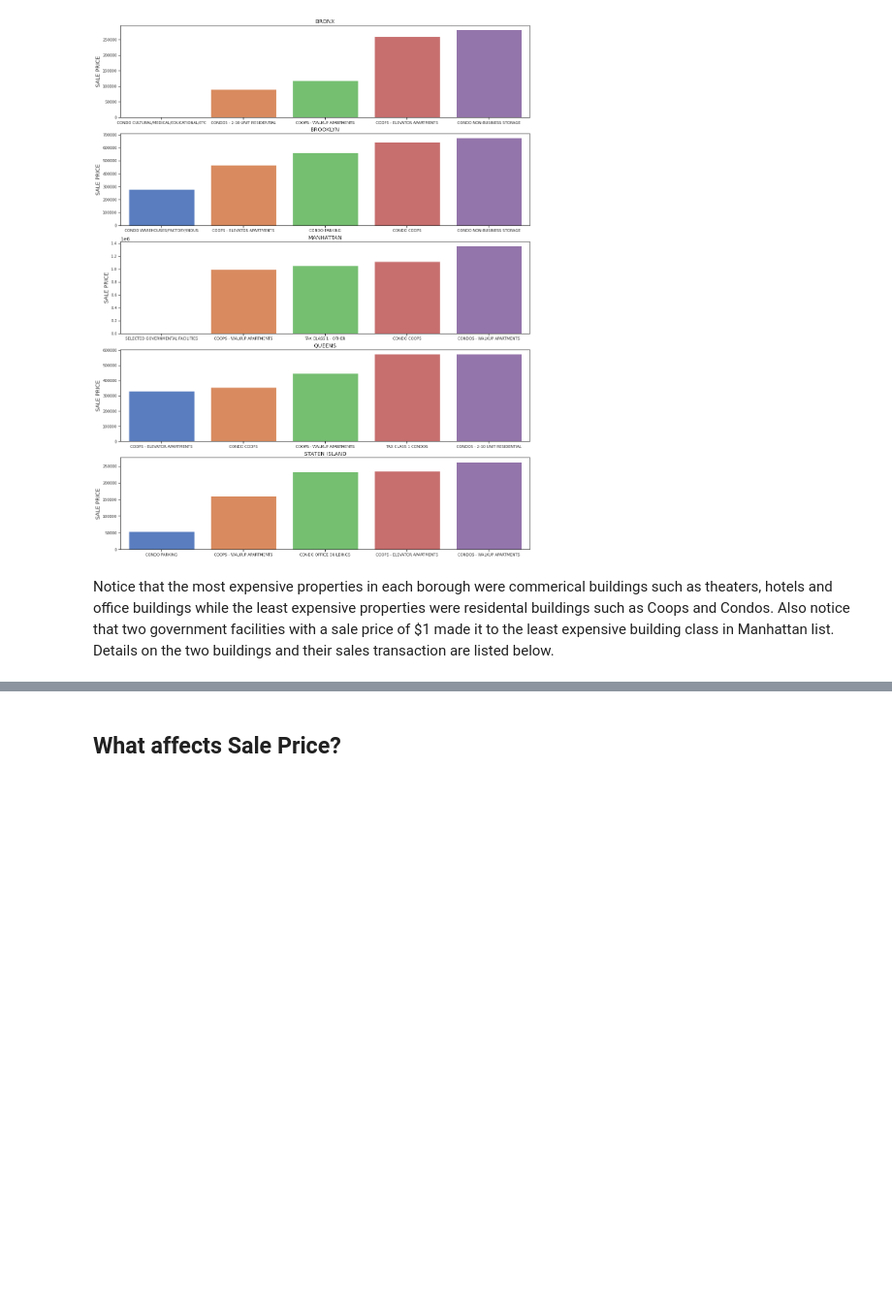
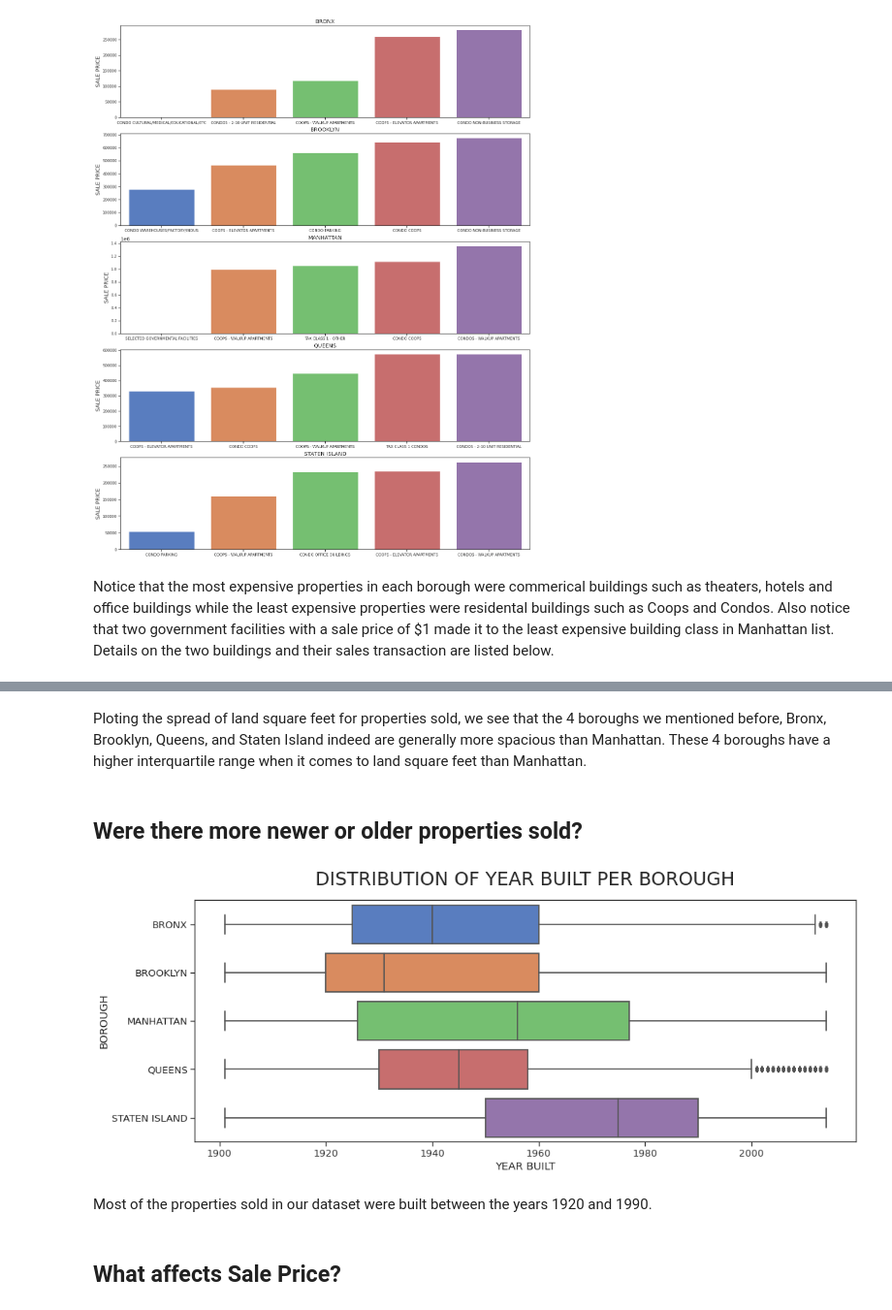
Before and after one commit to qlin1996/NYC_Property_Sales, a Jupyter notebook: NYC_Property_Sales.ipynb, the cells around one changed output, grey strips where cells are left out. Shown at 97% size. Drawn from its saved outputs; the diff is of its cells as text; code cells hidden in the pictures; blank space fills up the shorter version.

```diff
--- a/NYC_Property_Sales.ipynb
+++ b/NYC_Property_Sales.ipynb
@@ -498,3 +495,17 @@ nyc_property_sales[(nyc_property_sales['BOROUGH']=='MANHATTAN')&(nyc_property_sa
+# %% [markdown]
+Ploting the spread of land square feet for properties sold, we see that the 4 boroughs we mentioned before, Bronx, Brooklyn, Queens, and Staten Island indeed are generally more spacious than Manhattan. These 4 boroughs have a higher interquartile range when it comes to land square feet than Manhattan.
+# %% [markdown]
+##  Were there more newer or older properties sold?
+# %%
+# Year built of properties sold across boroughs
+plt.figure(figsize=(16,6))
+sns.boxplot(x='YEAR BUILT', y='BOROUGH', data=year_cleaned)
+plt.title('DISTRIBUTION OF YEAR BUILT PER BOROUGH', fontsize=25, pad=20)
+plt.show()
+# %% [output]
+[figure, added]
+# %% [markdown]
+Most of the properties sold in our dataset were built between the years 1920 and 1990.
 # %% [markdown]
 ## What affects Sale Price?
 # %% [markdown]
```
Also changed, not shown: parts of 28 cells of this notebook.
